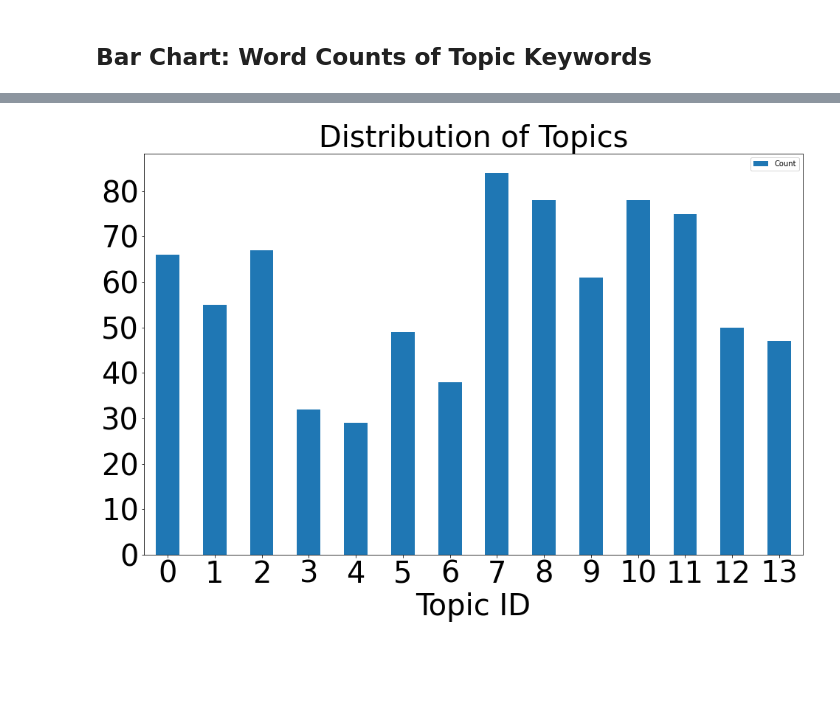
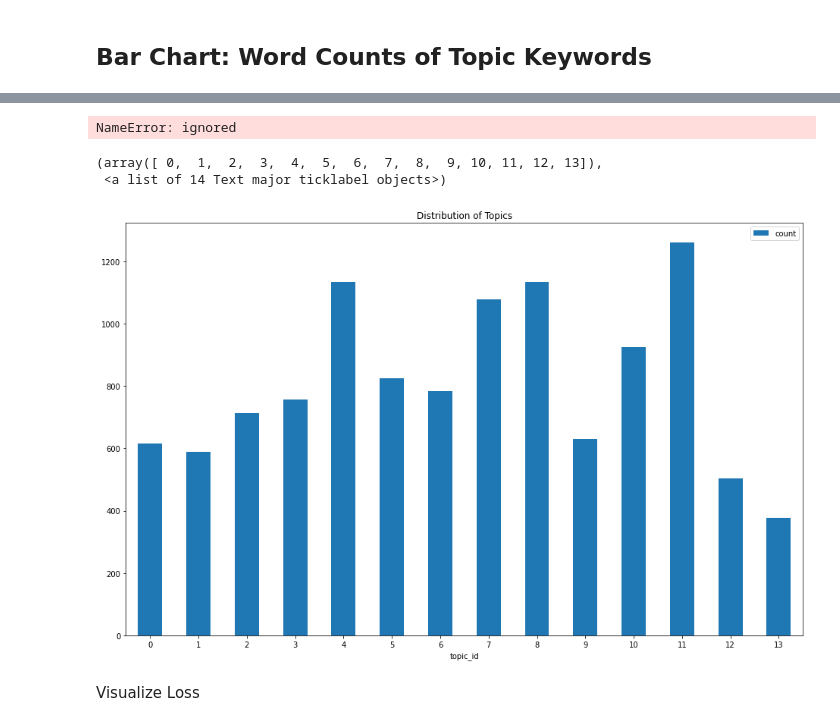
Before and after one commit to esnue/ThesisAllocationSystem, a Jupyter notebook: 4_Visualization.ipynb, the cells around one changed output, grey strips where cells are left out. Saved outputs shown, nothing was run; the diff lists cells and outputs as text; code cells hidden in the pictures; blank space fills up the shorter version.

```diff
--- a/4_Visualization.ipynb
+++ b/4_Visualization.ipynb
@@ -189,5 +186,5 @@ topics_df_wide.head(5)
 # %%
-bardat = topics_df_wide.iloc[:, 1:3]
+bardat = topics_df_long.iloc[:, 1:3]
 bardat.head(5)
 # %% [output]
 |  | topic_id | topic_words |
@@ -205,6 +202,6 @@ bardat['topic_words'] = bardat['topic_words'].str.strip()\
 # apply group by to get count of each word.
 bardat2  = bardat.explode(column='topic_words').groupby(["topic_id","topic_words"]).size().reset_index(name='count')
 # %%
-bardat3 = bardat.groupby(['topic_id']).count().reset_index().rename(columns={"topic_words": "Count"})
+bardat3 = bardat.groupby(['topic_id']).count().reset_index().rename(columns={"topic_words": "count"})
 bardat3.head(5)
 # %% [output]
@@ -217,16 +232,20 @@ bardat3.head(5)
+# %%
+''.join([bardat3['topic_id'].to_string(), str1])
+# %% [output]
+NameError: ignored
 # %%
 # Plot
 plt.rcParams["figure.figsize"] = [16,10]
 bardat3.plot(
     x = 'topic_id',
     kind = "bar",
     stacked = False,
+    title = 'Distribution of Topics',
     mark_right = True)
-plt.xticks(rotation=0, fontsize = 40)
-plt.xlabel('Topic ID', fontsize=40)
-plt.title('Distribution of Topics', fontsize = 40)
-plt.yticks(fontsize = 40)
-
-plt.show()
+plt.xticks(rotation=0)
 # %% [output]
+(array([ 0,  1,  2,  3,  4,  5,  6,  7,  8,  9, 10, 11, 12, 13]),
+ <a list of 14 Text major ticklabel objects>)
-[figure, old version]
+[figure, new version]
+# %% [markdown]
+Visualize Loss
```
Also changed, not shown: parts of 13 cells of this notebook.
